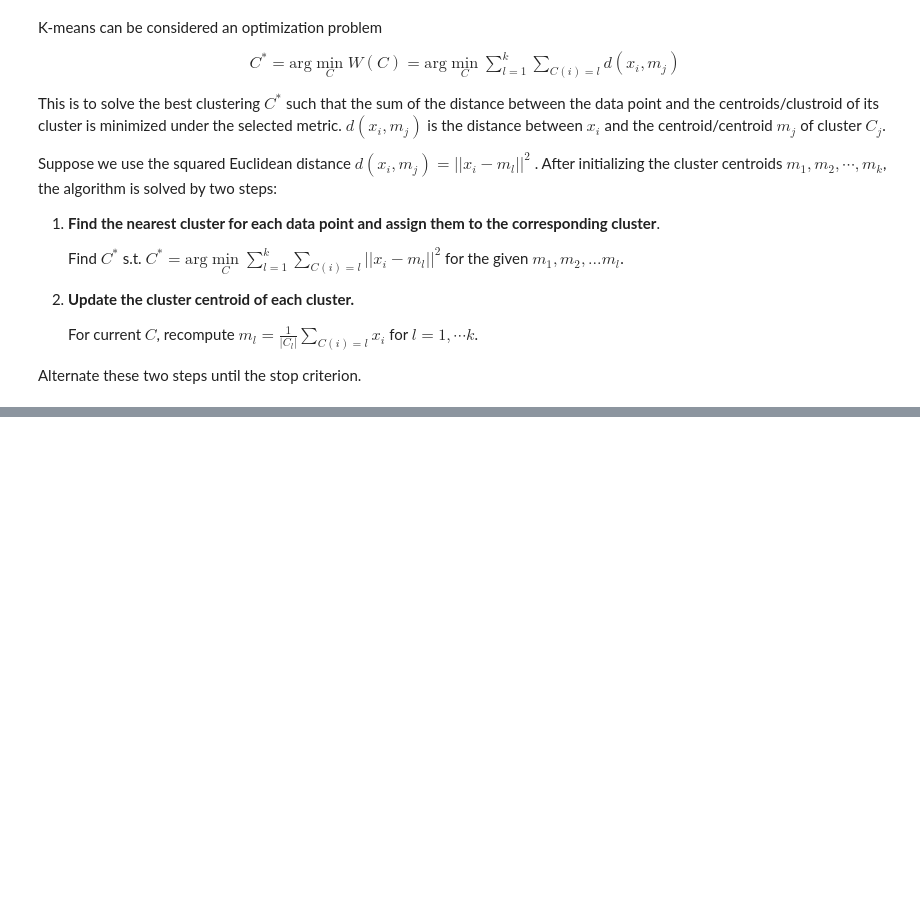
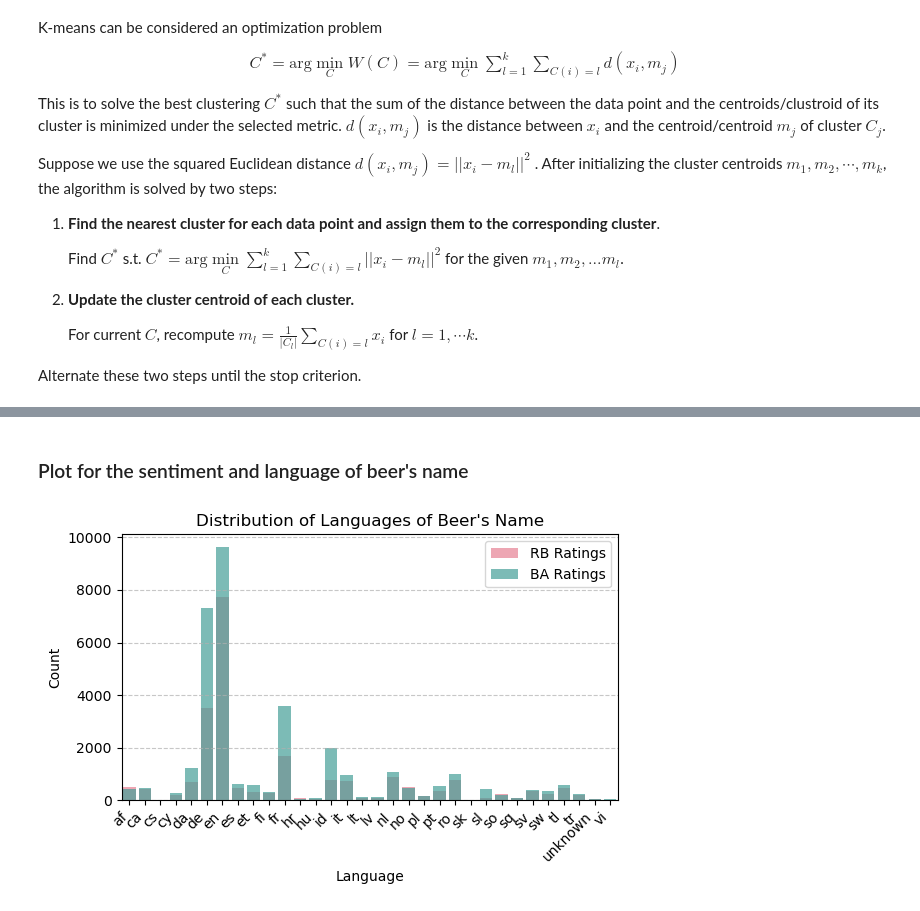
Before and after one commit to epfl-ada/ada-2023-project-badanalysist, a Jupyter notebook: preprocessing.ipynb, the cells around one changed output, grey strips where cells are left out. Saved outputs shown, nothing was run; the diff lists cells and outputs as text; code cells hidden in the pictures; blank space fills up the shorter version.

```diff
--- a/preprocessing.ipynb
+++ b/preprocessing.ipynb
@@ -517,0 +629,55 @@ Alternate these two steps until the stop criterion.
+# %%
+# list of beer names
+beer_names = ratings_rb_withid_lang['beer_wout_brewery_name']
+
+# Function to detect language of a text
+def detect_language(text):
+    try:
+        lang = detect(text)
+        return lang
+    except:
+        # Handle cases where language detection fails
+        return "unknown"
+
+# Create a new column 'language'
+ratings_rb_withid_lang['language'] = ratings_rb_withid_lang['beer_wout_brewery_name'].apply(detect_language)
+# %%
+beer_names = ratings_ba_withid_lang['beer_wout_brewery_name']
+ratings_ba_withid_lang['language'] = ratings_ba_withid_lang['beer_wout_brewery_name'].apply(detect_language)
+# %% [markdown]
+### Plot for the sentiment and language of beer's name
+# %%
+# Count the occurrences of each language in both datasets
+rb_language_counts = ratings_rb_withid_lang['language'].value_counts()
+ba_language_counts = ratings_ba_withid_lang['language'].value_counts()
+
+# Create a DataFrame to combine the counts
+language_df = pd.DataFrame({'RB Ratings': rb_language_counts, 'BA Ratings': ba_language_counts}).fillna(0)
+
+# Set a color palette with distinct colors for each category
+colors = sns.color_palette("husl", 2)
+
+# Plotting the bar plot with seaborn for better styling
+plt.figure(figsize=(6, 4))
+sns.barplot(x=language_df.index, y='RB Ratings', data=language_df, label='RB Ratings', color=colors[0], alpha=0.7)
+sns.barplot(x=language_df.index, y='BA Ratings', data=language_df, label='BA Ratings', color=colors[1], alpha=0.7)
+
+# Adding labels and title
+plt.xlabel('Language')
+plt.ylabel('Count')
+plt.title('Distribution of Languages of Beer\'s Name')
+
+# Adding legend
+plt.legend()
+
+# Rotating x-axis labels for better readability
+plt.xticks(rotation=45, ha='right')
+
+# Adding grid for better visualization
+plt.grid(axis='y', linestyle='--', alpha=0.7)
+
+# Show the plot
+plt.tight_layout()
+plt.show()
+# %% [output]
+[figure, added]
```
Also changed, not shown: parts of 20 cells of this notebook.
